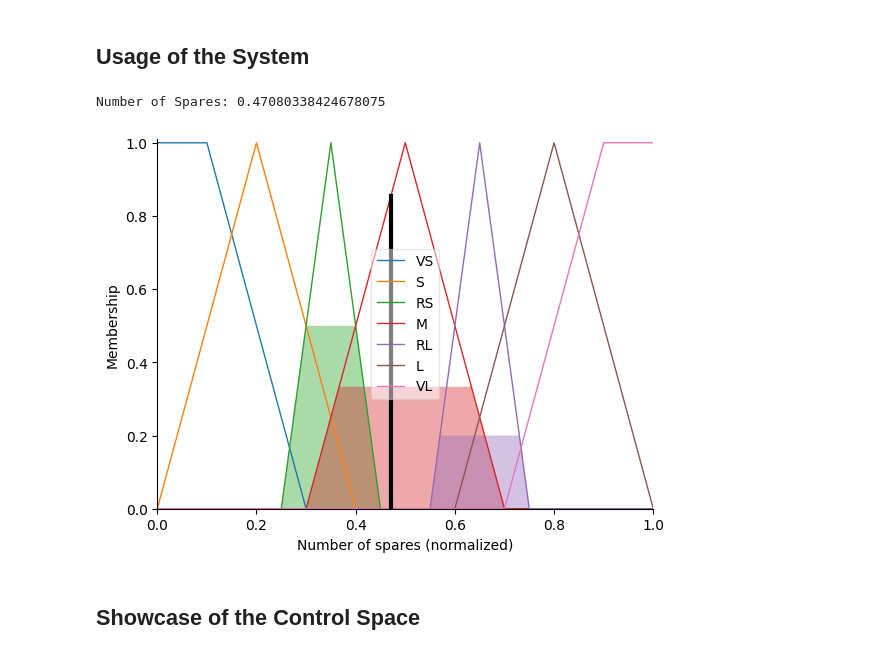
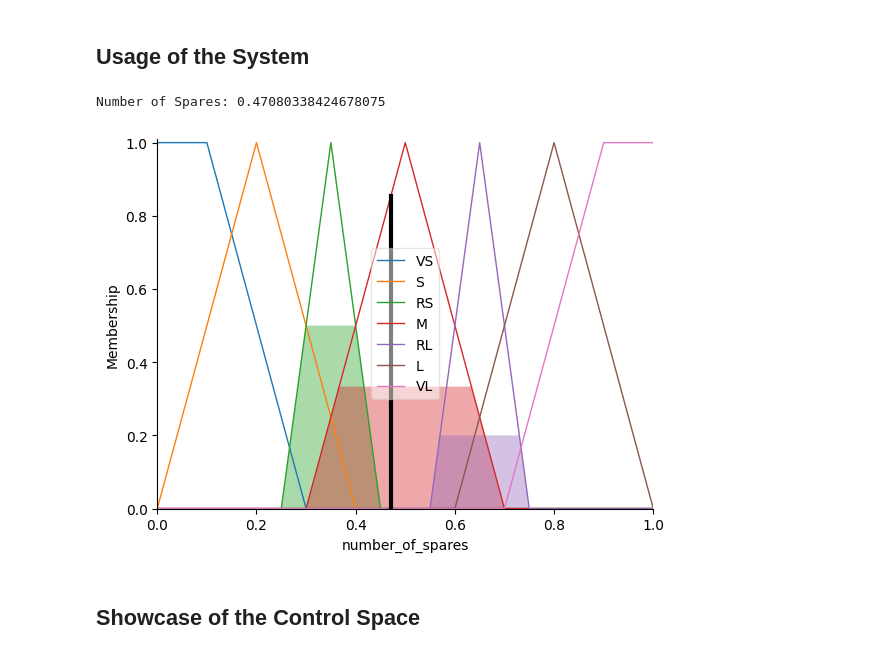
Before and after one commit to brian-vdb/intelligent-systems, a Jupyter notebook: fuzzy-logics.ipynb, the cells around one changed output. Saved outputs shown, nothing was run; the diff lists cells and outputs as text; code cells hidden in the pictures.

```diff
--- a/fuzzy-logics.ipynb
+++ b/fuzzy-logics.ipynb
@@ -30,7 +30,7 @@ matplotlib: 3.8.2
 universe = np.arange(0.00, 1.01, 0.01)
 
 # Mean delay Antecedent
-m = ctrl.Antecedent(universe, 'Mean delay (normalized)')
+m = ctrl.Antecedent(universe, 'mean_delay')
 m['VS'] = fuzz.trapmf(m.universe, [0.0, 0.0, 0.1, 0.3])
 m['S'] = fuzz.trimf(m.universe, [0.1, 0.3, 0.5])
 m['M'] = fuzz.trapmf(m.universe, [0.4, 0.6, 0.7, 0.7])
@@ -42,6 +42,6 @@ m.view()
 # %%
 # Number of servers Antecedent
-s = ctrl.Antecedent(universe, 'Number of servers (normalized)')
+s = ctrl.Antecedent(universe, 'number_of_servers')
 s['S'] = fuzz.trapmf(s.universe, [0.0, 0.0, 0.2, 0.35])
 s['RS'] = fuzz.trimf(s.universe, [0.15, 0.3, 0.45])
 s['M'] = fuzz.trimf(s.universe, [0.3, 0.5, 0.7])
@@ -55,6 +55,6 @@ s.view()
 # %%
 # Repair utilisation factor Antecedent
-p = ctrl.Antecedent(universe, 'Repair utilisation factor')
+p = ctrl.Antecedent(universe, 'repair_utilisation')
 p['L'] = fuzz.trapmf(p.universe, [0.0, 0.0, 0.4, 0.6])
 p['M'] = fuzz.trimf(p.universe, [0.4, 0.6, 0.8])
 p['H'] = fuzz.trapmf(p.universe, [0.6, 0.8, 1.0, 1.0])
@@ -66,6 +66,6 @@ p.view()
 # %%
 # Number of spares Consequent
-n = ctrl.Consequent(universe, 'Number of spares (normalized)')
+n = ctrl.Consequent(universe, 'number_of_spares')
 n['VS'] = fuzz.trapmf(n.universe, [0.0, 0.0, 0.1, 0.3])
 n['S'] = fuzz.trimf(n.universe, [0.0, 0.2, 0.4])
 n['RS'] = fuzz.trimf(n.universe, [0.25, 0.35, 0.45])
@@ -114,22 +114,22 @@ sim = ctrl.ControlSystemSimulation(spares_ctrl)
 ## Usage of the System
 # %%
 # Input values
-sim.input['Mean delay (normalized)'] = 0.03
-sim.input['Number of servers (normalized)'] = 0.60
-sim.input['Repair utilisation factor'] = 0.64
+sim.input['mean_delay'] = 0.03
+sim.input['number_of_servers'] = 0.60
+sim.input['repair_utilisation'] = 0.64
 
 # Compute the fuzzy output
 sim.compute()
 
 # Print the output
-print("Number of Spares:", sim.output['Number of spares (normalized)'])
+print("Number of Spares:", sim.output['number_of_spares'])
 
 # Visualize the output variable
 n.view(sim=sim)
 plt.show()
 # %% [output]
 Number of Spares: 0.47080338424678075
-[figure, old version]
+[figure, new version]
 # %% [markdown]
 ## Showcase of the Control Space
 # %%
```
Also changed, not shown: parts of 5 cells of this notebook.
